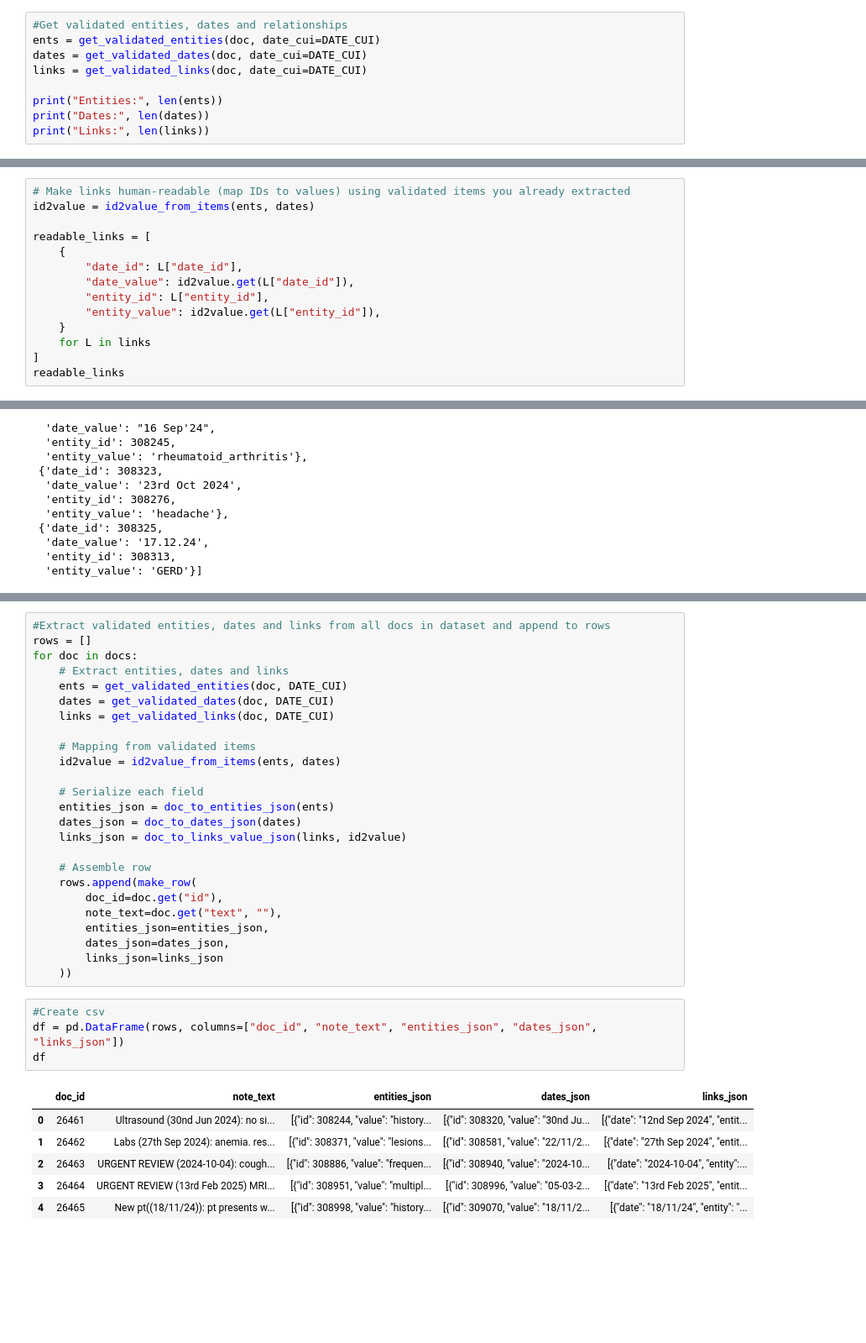
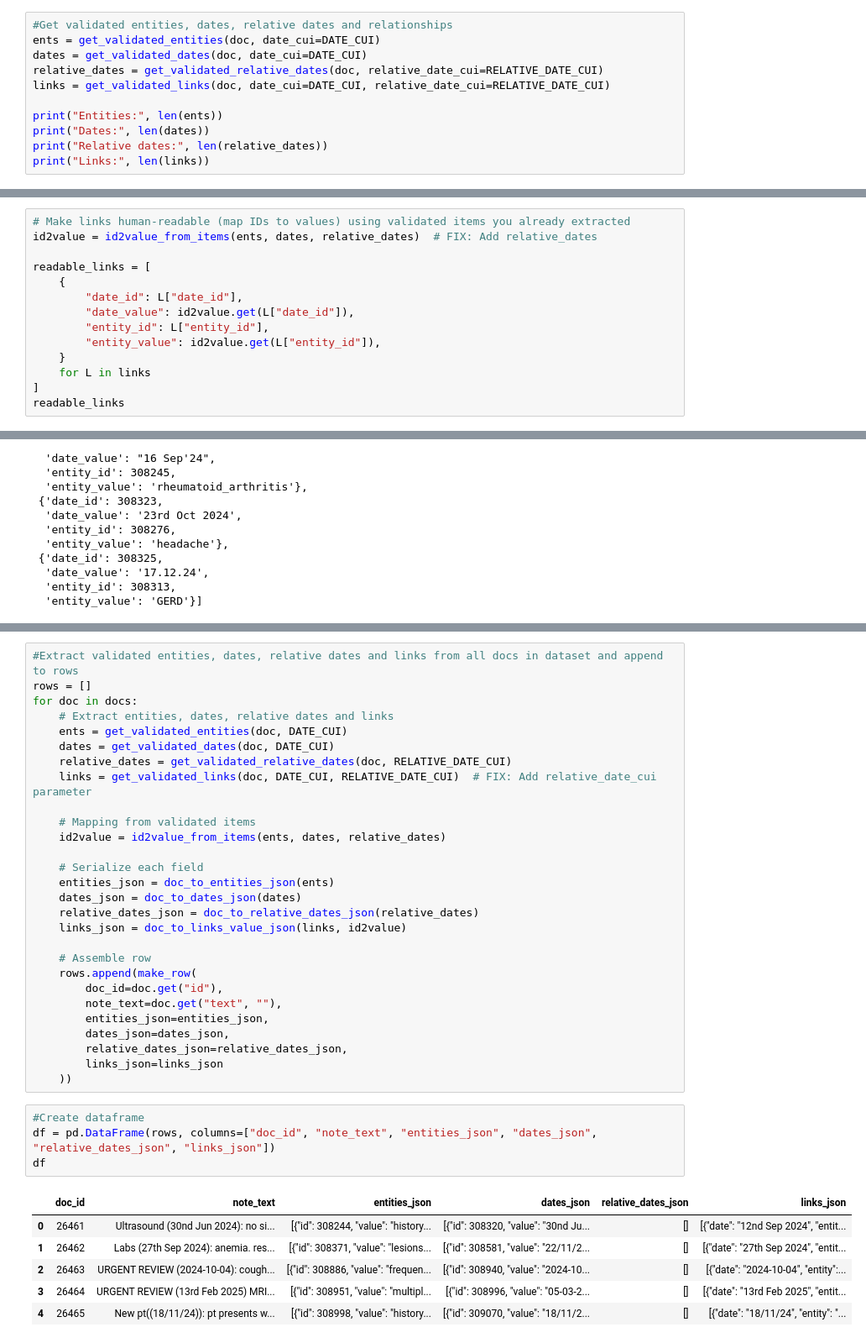
Before and after one commit to uclh-criu/patient-clinical-timeline-extraction, a Jupyter notebook: notebooks/create_dataset.ipynb, the cells around one changed output, grey strips where cells are left out. Shown at 84% size. Drawn from its saved outputs; the diff is of its cells as text; blank space fills up the shorter version.

Commit message:
updating main medcat trainer pipeline to add relative dates

```diff
--- a/notebooks/create_dataset.ipynb
+++ b/notebooks/create_dataset.ipynb
@@ -56,13 +53,15 @@ doc
    'relation': 'link',
    'validated': True}]}
 # %%
-#Get validated entities, dates and relationships
+#Get validated entities, dates, relative dates and relationships
 ents = get_validated_entities(doc, date_cui=DATE_CUI)
 dates = get_validated_dates(doc, date_cui=DATE_CUI)
-links = get_validated_links(doc, date_cui=DATE_CUI)
+relative_dates = get_validated_relative_dates(doc, relative_date_cui=RELATIVE_DATE_CUI)
+links = get_validated_links(doc, date_cui=DATE_CUI, relative_date_cui=RELATIVE_DATE_CUI)
 
 print("Entities:", len(ents))
 print("Dates:", len(dates))
+print("Relative dates:", len(relative_dates))
 print("Links:", len(links))
 # %% [output]
 Entities: 64
@@ -91,7 +91,7 @@ ents[:5], dates[:5], links[:5]
   {'date_id': 308325, 'entity_id': 308313}])
 # %%
 # Make links human-readable (map IDs to values) using validated items you already extracted
-id2value = id2value_from_items(ents, dates)
+id2value = id2value_from_items(ents, dates, relative_dates)  # FIX: Add relative_dates
 
 readable_links = [
     {
@@ -144,18 +145,20 @@ Create Dataset
 # %%
-#Extract validated entities, dates and links from all docs in dataset and append to rows
+#Extract validated entities, dates, relative dates and links from all docs in dataset and append to rows
 rows = []
 for doc in docs:
-    # Extract entities, dates and links
+    # Extract entities, dates, relative dates and links
     ents = get_validated_entities(doc, DATE_CUI)
     dates = get_validated_dates(doc, DATE_CUI)
-    links = get_validated_links(doc, DATE_CUI)
+    relative_dates = get_validated_relative_dates(doc, RELATIVE_DATE_CUI)
+    links = get_validated_links(doc, DATE_CUI, RELATIVE_DATE_CUI)  # FIX: Add relative_date_cui parameter
 
     # Mapping from validated items
-    id2value = id2value_from_items(ents, dates)
+    id2value = id2value_from_items(ents, dates, relative_dates)
 
     # Serialize each field
     entities_json = doc_to_entities_json(ents)
     dates_json = doc_to_dates_json(dates)
+    relative_dates_json = doc_to_relative_dates_json(relative_dates)
     links_json = doc_to_links_value_json(links, id2value)
 
     # Assemble row
@@ -164,17 +167,18 @@ for doc in docs:
         note_text=doc.get("text", ""),
         entities_json=entities_json,
         dates_json=dates_json,
+        relative_dates_json=relative_dates_json,
         links_json=links_json
     ))
 # %%
-#Create csv
-df = pd.DataFrame(rows, columns=["doc_id", "note_text", "entities_json", "dates_json", "links_json"])
+#Create dataframe
+df = pd.DataFrame(rows, columns=["doc_id", "note_text", "entities_json", "dates_json", "relative_dates_json", "links_json"])
 df
 # %% [output]
-|  | doc_id | note_text | entities_json | dates_json | links_json |
-| 0 | 26461 | Ultrasound (30nd Jun 2024): no si... | [{"id": 308244, "value": "history... | [{"id": 308320, "value": "30nd Ju... | [{"date": "12nd Sep 2024", "entit... |
-| 1 | 26462 | Labs (27th Sep 2024): anemia. res... | [{"id": 308371, "value": "lesions... | [{"id": 308581, "value": "22/11/2... | [{"date": "27th Sep 2024", "entit... |
-| 2 | 26463 | URGENT REVIEW (2024-10-04): cough... | [{"id": 308886, "value": "frequen... | [{"id": 308940, "value": "2024-10... | [{"date": "2024-10-04", "entity":... |
-| 3 | 26464 | URGENT REVIEW (13rd Feb 2025) MRI... | [{"id": 308951, "value": "multipl... | [{"id": 308996, "value": "05-03-2... | [{"date": "13rd Feb 2025", "entit... |
-| 4 | 26465 | New pt((18/11/24)): pt presents w... | [{"id": 308998, "value": "history... | [{"id": 309070, "value": "18/11/2... | [{"date": "18/11/24", "entity": "... |
+|  | doc_id | note_text | entities_json | dates_json | relative_dates_json | links_json |
+| 0 | 26461 | Ultrasound (30nd Jun 2024): no si... | [{"id": 308244, "value": "history... | [{"id": 308320, "value": "30nd Ju... | [] | [{"date": "12nd Sep 2024", "entit... |
+| 1 | 26462 | Labs (27th Sep 2024): anemia. res... | [{"id": 308371, "value": "lesions... | [{"id": 308581, "value": "22/11/2... | [] | [{"date": "27th Sep 2024", "entit... |
+| 2 | 26463 | URGENT REVIEW (2024-10-04): cough... | [{"id": 308886, "value": "frequen... | [{"id": 308940, "value": "2024-10... | [] | [{"date": "2024-10-04", "entity":... |
+| 3 | 26464 | URGENT REVIEW (13rd Feb 2025) MRI... | [{"id": 308951, "value": "multipl... | [{"id": 308996, "value": "05-03-2... | [] | [{"date": "13rd Feb 2025", "entit... |
+| 4 | 26465 | New pt((18/11/24)): pt presents w... | [{"id": 308998, "value": "history... | [{"id": 309070, "value": "18/11/2... | [] | [{"date": "18/11/24", "entity": "... |
 # %%
```
Also changed, not shown: parts of 6 cells of this notebook, 2 other files.
